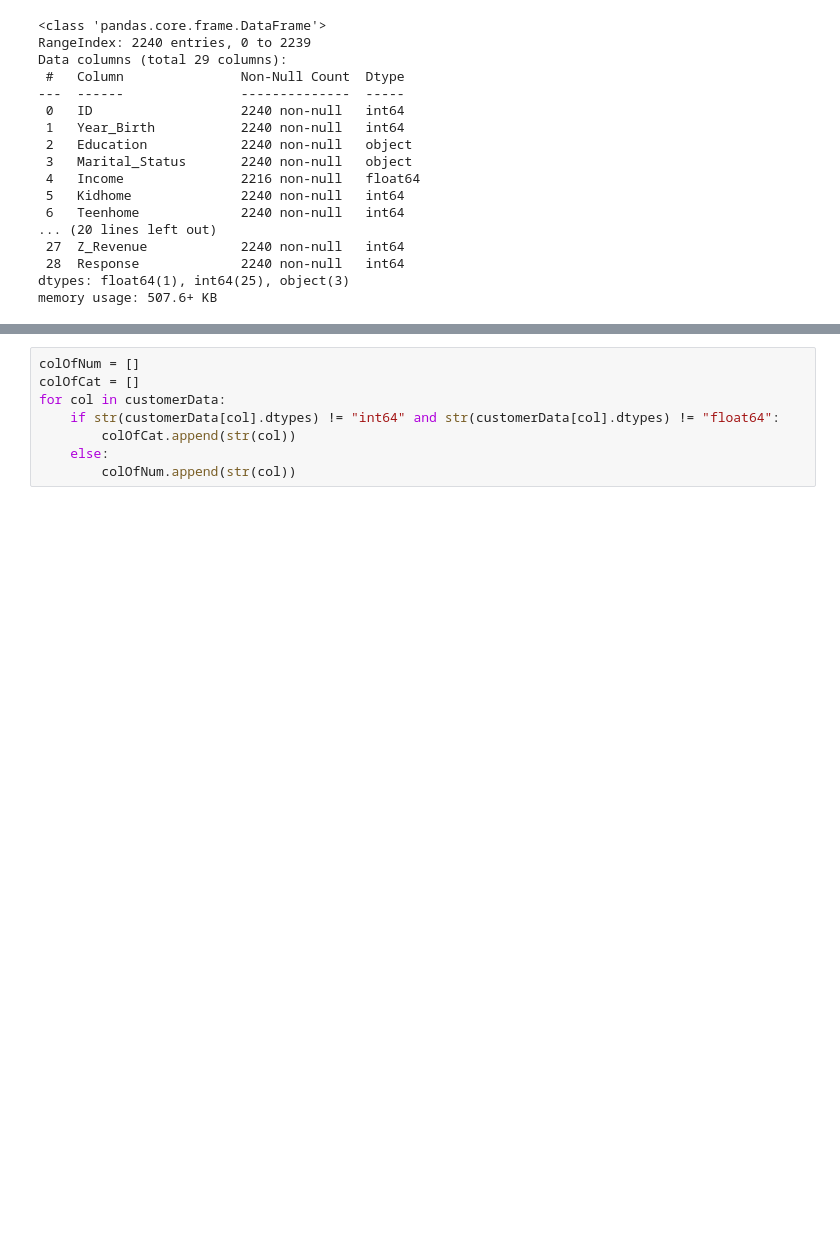
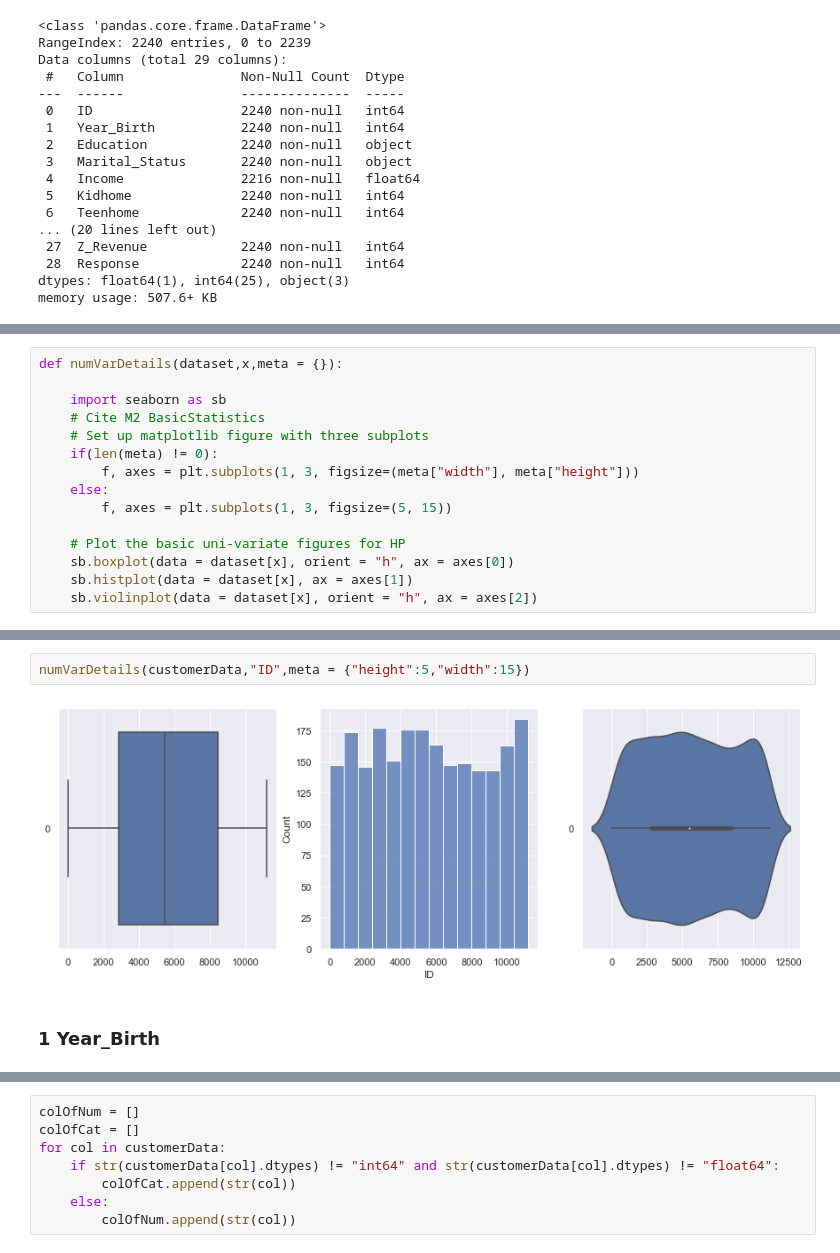
Before and after one commit to BoonHianLim/SC1015-Customer-Personality-Analysis, a Jupyter notebook: Data-exploratary.ipynb, the cells around one changed output, grey strips where cells are left out. Saved outputs shown, nothing was run; the diff lists cells and outputs as text; blank space fills up the shorter version.

```diff
--- a/Data-exploratary.ipynb
+++ b/Data-exploratary.ipynb
@@ -46,0 +83,15 @@ memory usage: 507.6+ KB
+# %%
+def numVarDetails(dataset,x,meta = {}):
+
+    import seaborn as sb
+    # Cite M2 BasicStatistics
+    # Set up matplotlib figure with three subplots
+    if(len(meta) != 0):
+        f, axes = plt.subplots(1, 3, figsize=(meta["width"], meta["height"]))
+    else:
+        f, axes = plt.subplots(1, 3, figsize=(5, 15))
+
+    # Plot the basic uni-variate figures for HP
+    sb.boxplot(data = dataset[x], orient = "h", ax = axes[0])
+    sb.histplot(data = dataset[x], ax = axes[1])
+    sb.violinplot(data = dataset[x], orient = "h", ax = axes[2])
@@ -46,0 +102,6 @@ memory usage: 507.6+ KB
+# %%
+numVarDetails(customerData,"ID",meta = {"height":5,"width":15})
+# %% [output]
+[figure, added]
+# %% [markdown]
+### 1   Year_Birth
```
Also changed, not shown: parts of 17 cells of this notebook.
